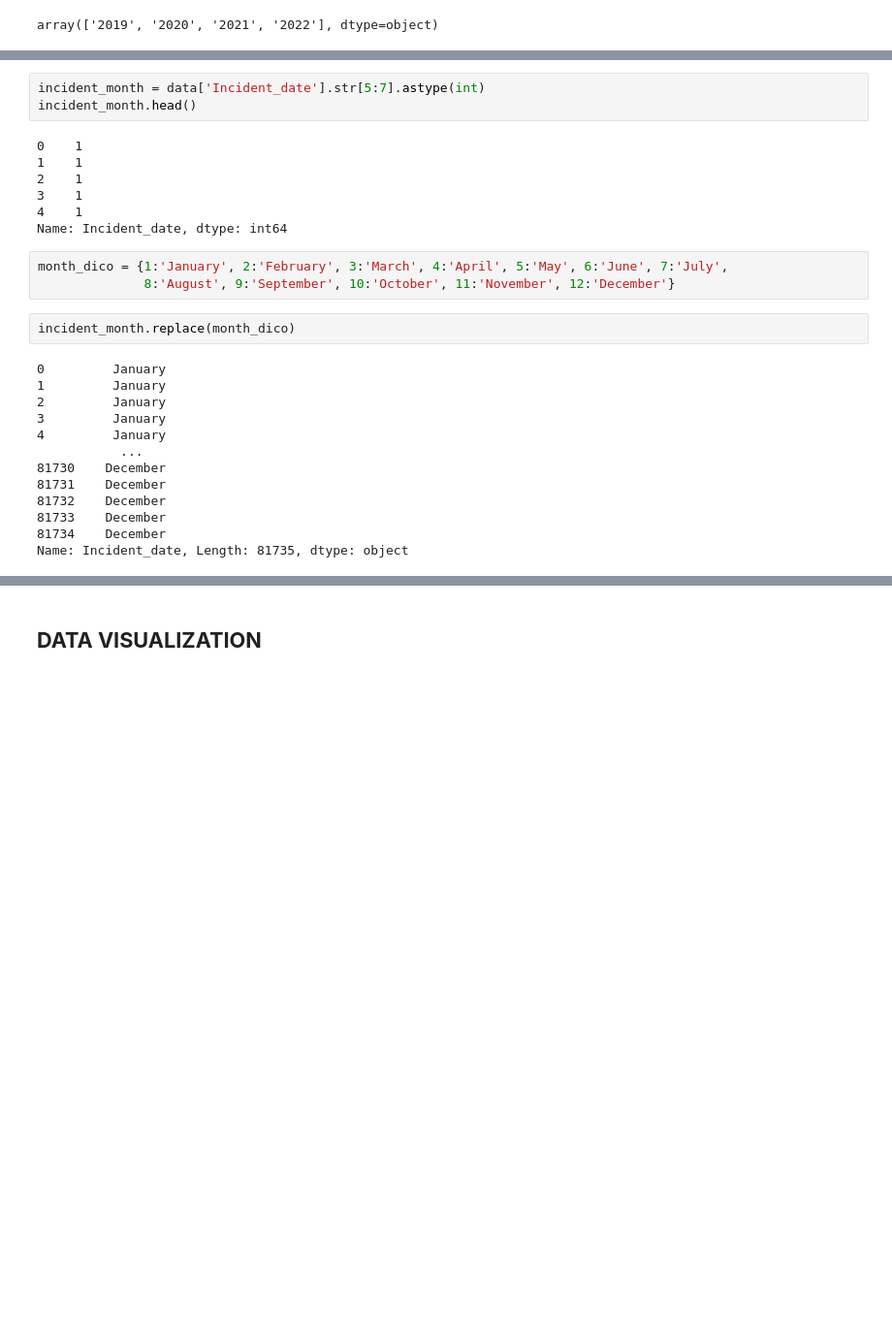
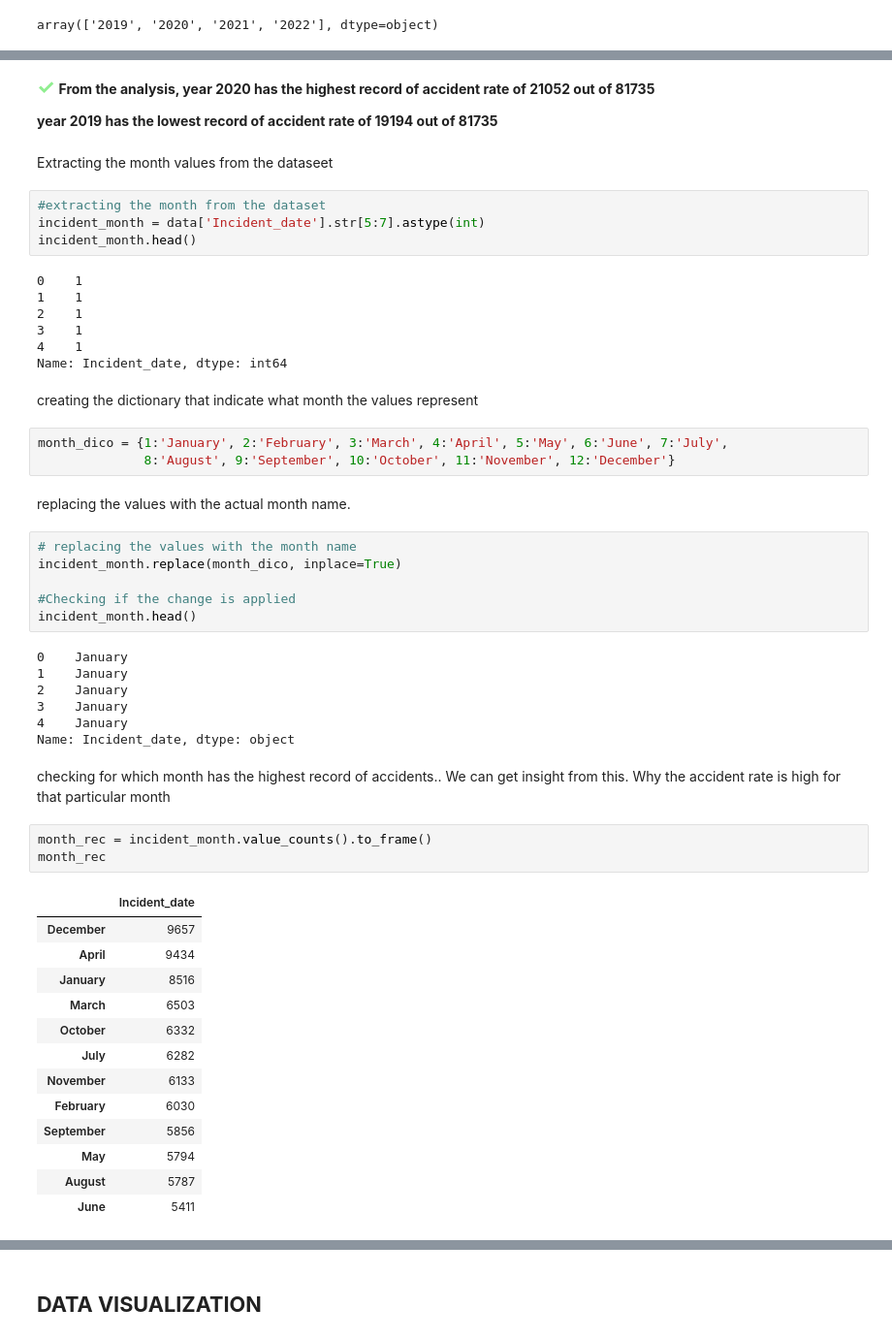
Before and after one commit to LegendSeyi/Thai_Road_Accident_Data_Analysis, a Jupyter notebook: Thai_Road_Accident_data_analysis.ipynb, the cells around one changed output, grey strips where cells are left out. Shown at 97% size. Saved outputs shown, nothing was run; the diff lists cells and outputs as text; blank space fills up the shorter version.

```diff
--- a/Thai_Road_Accident_data_analysis.ipynb
+++ b/Thai_Road_Accident_data_analysis.ipynb
@@ -856,4 +858,11 @@ Name: Incident_date, dtype: int64
+# %% [markdown]
+<span style='color: lightgreen ; font-size: 1.5em ; font-weight: bold'>&#10003;</span> **From the analysis, year 2020 has the highest record of accident rate of 21052 out of 81735**
+
+**year 2019 has the lowest record of accident rate of 19194 out of 81735**
+# %% [markdown]
+Extracting the month values from the dataseet
 # %%
+#extracting the month from the dataset
 incident_month = data['Incident_date'].str[5:7].astype(int)
 incident_month.head()
 # %% [output]
@@ -863,21 +872,43 @@ incident_month.head()
 3    1
 4    1
 Name: Incident_date, dtype: int64
+# %% [markdown]
+creating the dictionary that indicate what month the values represent
 # %%
 month_dico = {1:'January', 2:'February', 3:'March', 4:'April', 5:'May', 6:'June', 7:'July',
               8:'August', 9:'September', 10:'October', 11:'November', 12:'December'}
-# %%
-incident_month.replace(month_dico)
-# %% [output]
-0         January
-1         January
-2         January
-3         January
-4         January
-           ...
-81730    December
-81731    December
-81732    December
-81733    December
-81734    December
-Name: Incident_date, Length: 81735, dtype: object
+# %% [markdown]
+replacing the values with the actual month name.
+# %%
+# replacing the values with the month name
+incident_month.replace(month_dico, inplace=True)
+
+#Checking if the change is applied
+incident_month.head()
+# %% [output]
+0    January
+1    January
+2    January
+3    January
+4    January
+Name: Incident_date, dtype: object
+# %% [markdown]
+checking for which month has the highest record of accidents..
+We can get insight from this. Why the accident rate is high for that particular month
+# %%
+month_rec = incident_month.value_counts().to_frame()
+month_rec
+# %% [output]
+|  | Incident_date |
+| December | 9657 |
+| April | 9434 |
+| January | 8516 |
+| March | 6503 |
+| October | 6332 |
+| July | 6282 |
+| November | 6133 |
+| February | 6030 |
+| September | 5856 |
+| May | 5794 |
+| August | 5787 |
+| June | 5411 |
```
Also changed, not shown: parts of 16 cells of this notebook.
